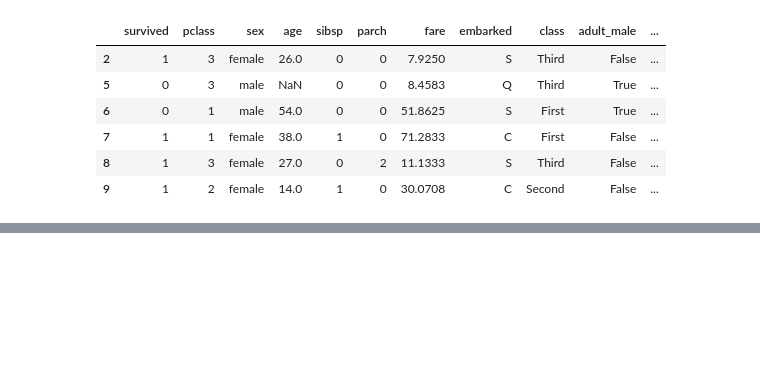
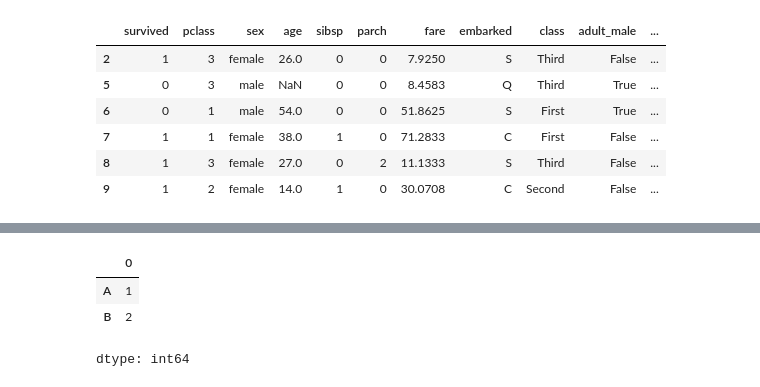
Before and after one commit to msarkar92/pandas-basics, a Jupyter notebook: Pandas_1.ipynb, the cells around one changed output, grey strips where cells are left out. Cells and saved outputs as stored; diff of their text form; code cells hidden in the pictures; blank space fills up the shorter version.

```diff
--- a/Pandas_1.ipynb
+++ b/Pandas_1.ipynb
@@ -828,0 +858,7 @@ titanic.drop_duplicates(keep ="last")
+# %%
+df.isna().sum()
+# %% [output]
+|  | 0 |
+| A | 1 |
+| B | 2 |
+dtype: int64
```
Also changed, not shown: parts of 6 cells of this notebook.
